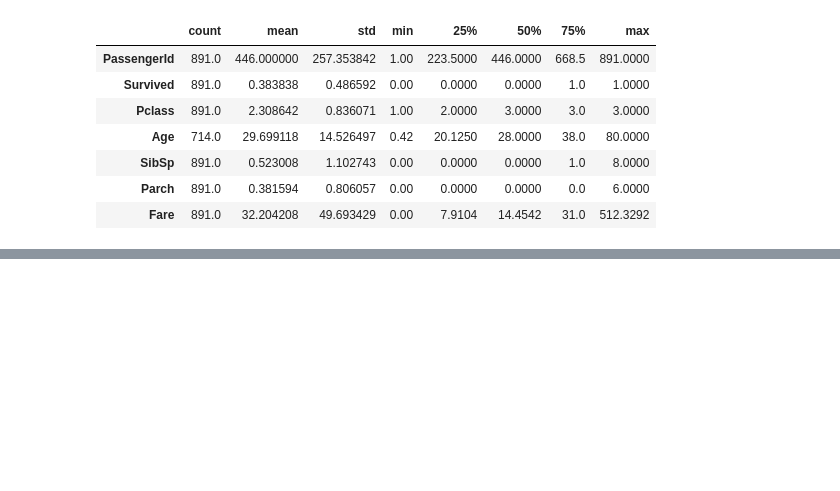
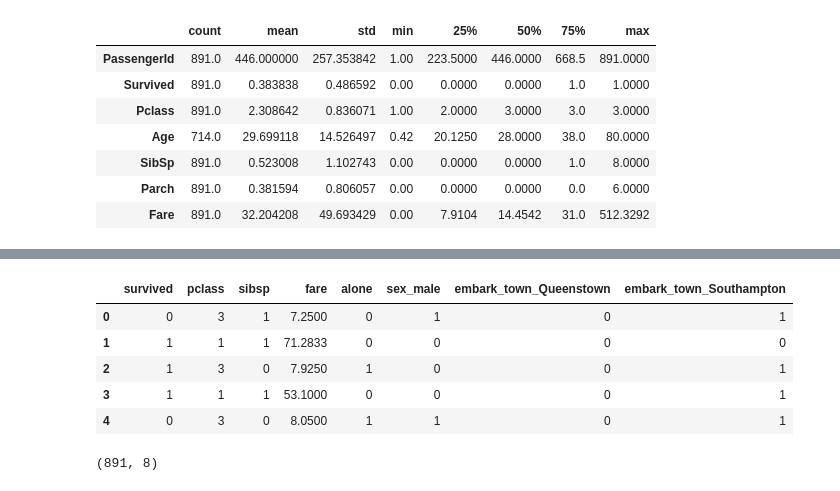
Before and after one commit to patrickamwayi/classification-exercises, a Jupyter notebook: classification-exercises.ipynb, the cells around one changed output, grey strips where cells are left out. Cells and saved outputs as stored; diff of their text form; code cells hidden in the pictures; blank space fills up the shorter version.

```diff
--- a/classification-exercises.ipynb
+++ b/classification-exercises.ipynb
@@ -390,0 +442,3 @@ the transformations above applied.
+# %%
+# get titanic data
+df = acquire.get_titanic_data()
@@ -390,0 +457,2 @@ the transformations above applied.
+# %%
+df = df.drop(columns = ['passenger_id', 'age', 'parch', 'embarked', 'class', 'deck'])
@@ -390,0 +492,15 @@ the transformations above applied.
+# %%
+# drop sex and embark town
+df = df.drop(columns = ["sex","embark_town"])
+df.head()
+# %% [output]
+|  | survived | pclass | sibsp | fare | alone | sex_male | embark_town_Queenstown | embark_town_Southampton |
+| 0 | 0 | 3 | 1 | 7.2500 | 0 | 1 | 0 | 1 |
+| 1 | 1 | 1 | 1 | 71.2833 | 0 | 0 | 0 | 0 |
+| 2 | 1 | 3 | 0 | 7.9250 | 1 | 0 | 0 | 1 |
+| 3 | 1 | 1 | 1 | 53.1000 | 0 | 0 | 0 | 1 |
+| 4 | 0 | 3 | 0 | 8.0500 | 1 | 1 | 0 | 1 |
+# %%
+df.shape
+# %% [output]
+(891, 8)
```
Also changed, not shown: parts of 65 cells of this notebook.
